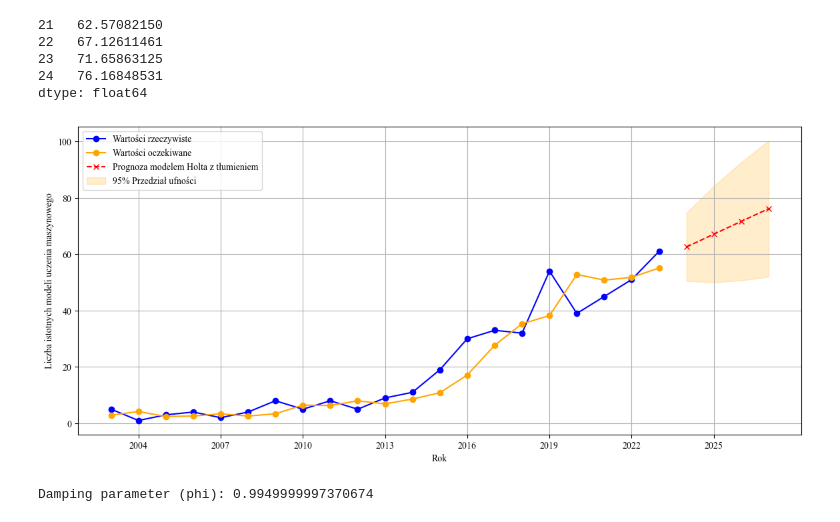
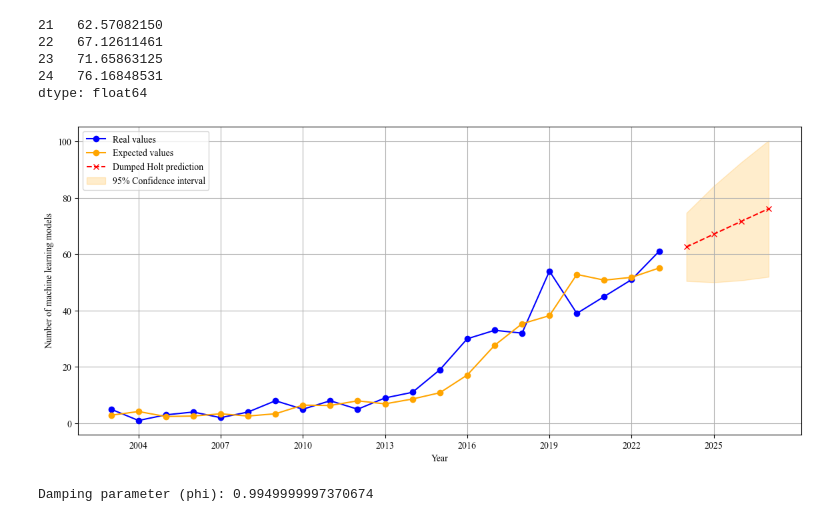
Before and after one commit to kacper22g/AI_prediction, a Jupyter notebook: notebooks/Prognoza_US.ipynb, the cells around one changed output. Cells and saved outputs as stored; diff of their text form; code cells hidden in the pictures.

```diff
--- a/notebooks/Prognoza_US.ipynb
+++ b/notebooks/Prognoza_US.ipynb
@@ -39,7 +21,7 @@ from statsmodels.tsa.stattools import adfuller
 # %%
 plt.rcParams["font.family"] = "Times New Roman"
 # %%
-mpl.rcParams['font.size'] = 10
+plt.rcParams['font.size'] = 10
 # %%
 df = pd.read_excel('C:/JupyterLab/AI_prediction/data/raw/US_ml_models.xlsx')
 # %%
@@ -866,18 +793,18 @@ forecast_index = pd.Index([last_year + i for i in range(1, 5)])
 forecast_series = pd.Series(holt_damped_forecast3.values, index=forecast_index)
 # %%
 plt.figure(figsize=(14, 6))
-plt.plot(df2['ml_models'], marker='o', color='blue', label='Wartości rzeczywiste')
-plt.plot(fitted_holt_damped3, marker='o', color='orange', label='Wartości oczekiwane')
-plt.plot(forecast_index, holt_damped_forecast3, label='Prognoza modelem Holta z tłumieniem', marker='x', linestyle='--', color='red')
-plt.fill_between(forecast_index, lower_bound, upper_bound, label='95% Przedział ufności', color='orange', alpha=0.2)
-plt.xlabel("Rok")
-plt.ylabel('Liczba istotnych modeli uczenia maszynowego')
+plt.plot(df2['ml_models'], marker='o', color='blue', label='Real values')
+plt.plot(fitted_holt_damped3, marker='o', color='orange', label='Expected values')
+plt.plot(forecast_index, holt_damped_forecast3, label='Dumped Holt prediction', marker='x', linestyle='--', color='red')
+plt.fill_between(forecast_index, lower_bound, upper_bound, label='95% Confidence interval', color='orange', alpha=0.2)
+plt.xlabel("Year")
+plt.ylabel('Number of machine learning models')
 plt.xticks(xticks_filtered)
 plt.legend()
 plt.grid(True)
 plt.show()
 # %% [output]
-[figure, old version]
+[figure, new version]
 # %%
 print("Damping parameter (phi):", holt_damped_model3.params['damping_trend'])
 # %% [output]
```
Also changed, not shown: parts of 24 cells of this notebook.
